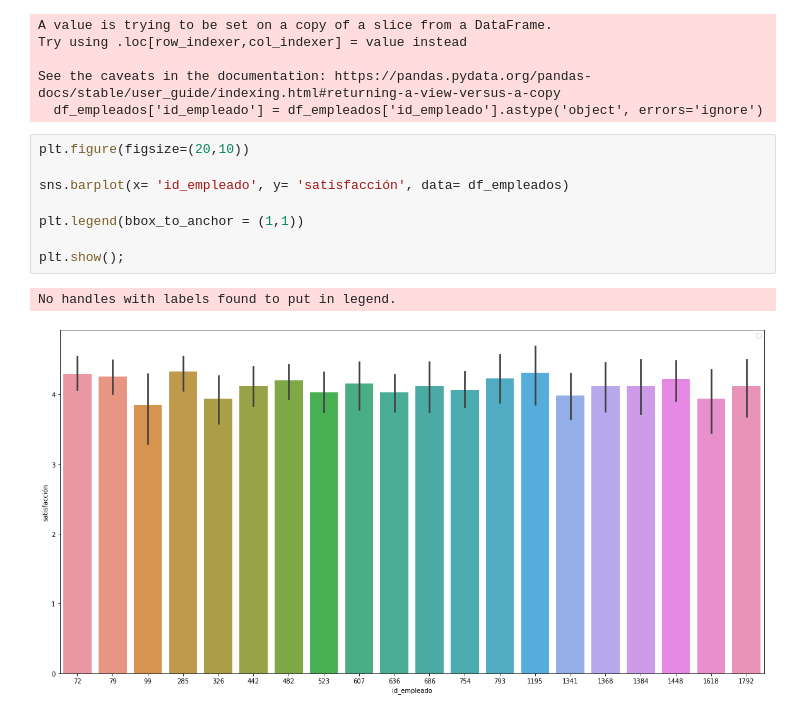
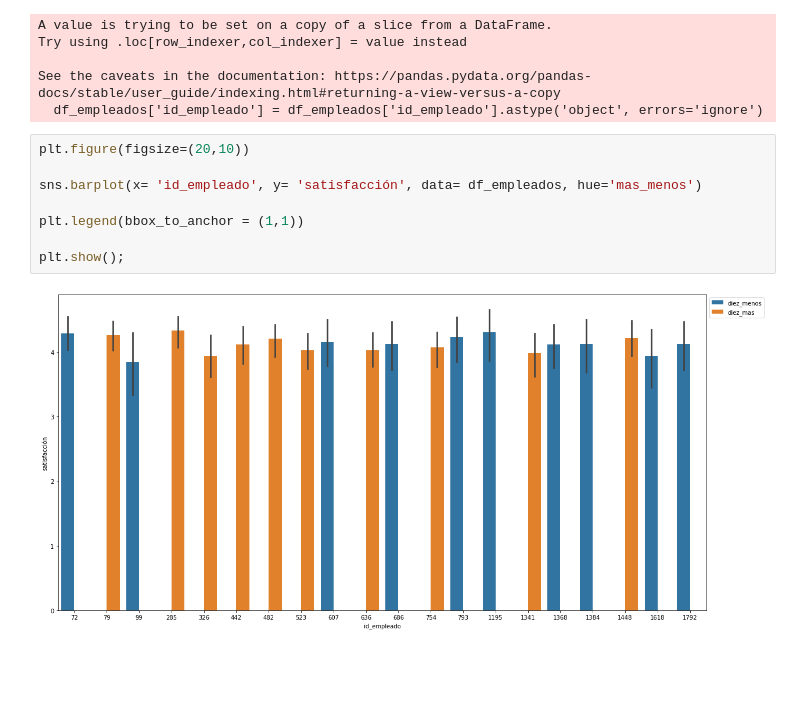
Before and after one commit to Adalab/EDA-y-ETL, a Jupyter notebook: eda/eda-III.ipynb, the cells around one changed output. Drawn from its saved outputs; the diff is of its cells as text; blank space fills up the shorter version.

```diff
--- a/eda/eda-III.ipynb
+++ b/eda/eda-III.ipynb
@@ -183,11 +215,10 @@ See the caveats in the documentation: https://pandas.pydata.org/pandas-docs/stab
 # %%
 plt.figure(figsize=(20,10))
 
-sns.barplot(x= 'id_empleado', y= 'satisfacción', data= df_empleados)
+sns.barplot(x= 'id_empleado', y= 'satisfacción', data= df_empleados, hue='mas_menos')
 
 plt.legend(bbox_to_anchor = (1,1))
 
 plt.show();
 # %% [output]
-No handles with labels found to put in legend.
-[figure, old version]
+[figure, new version]
```
Also changed, not shown: parts of 7 cells of this notebook, 1 other file.
